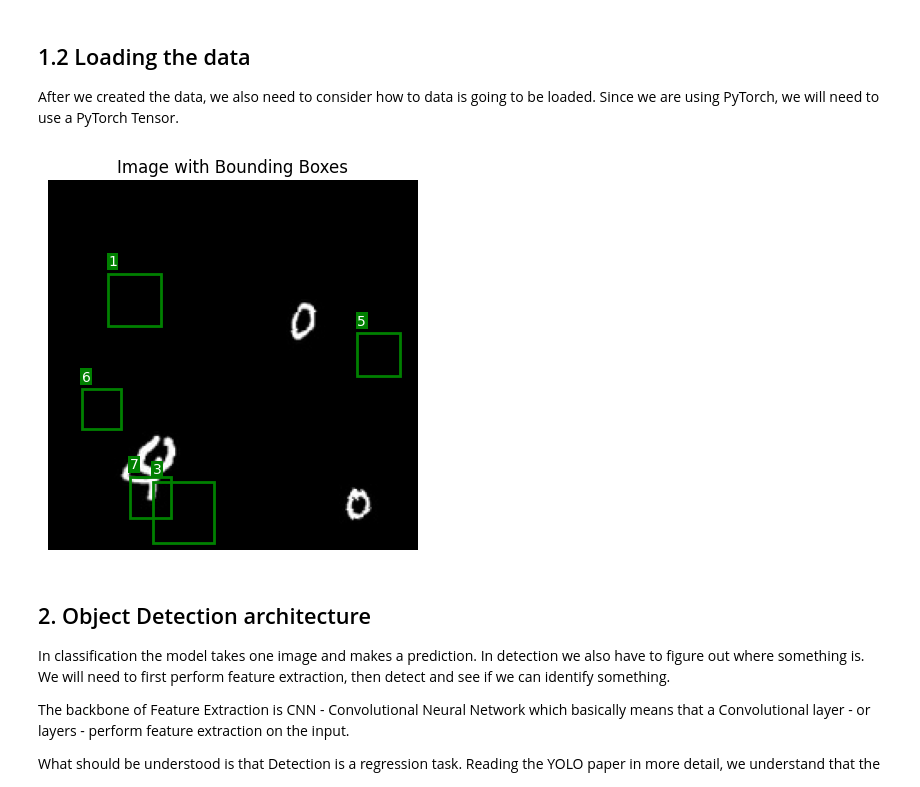
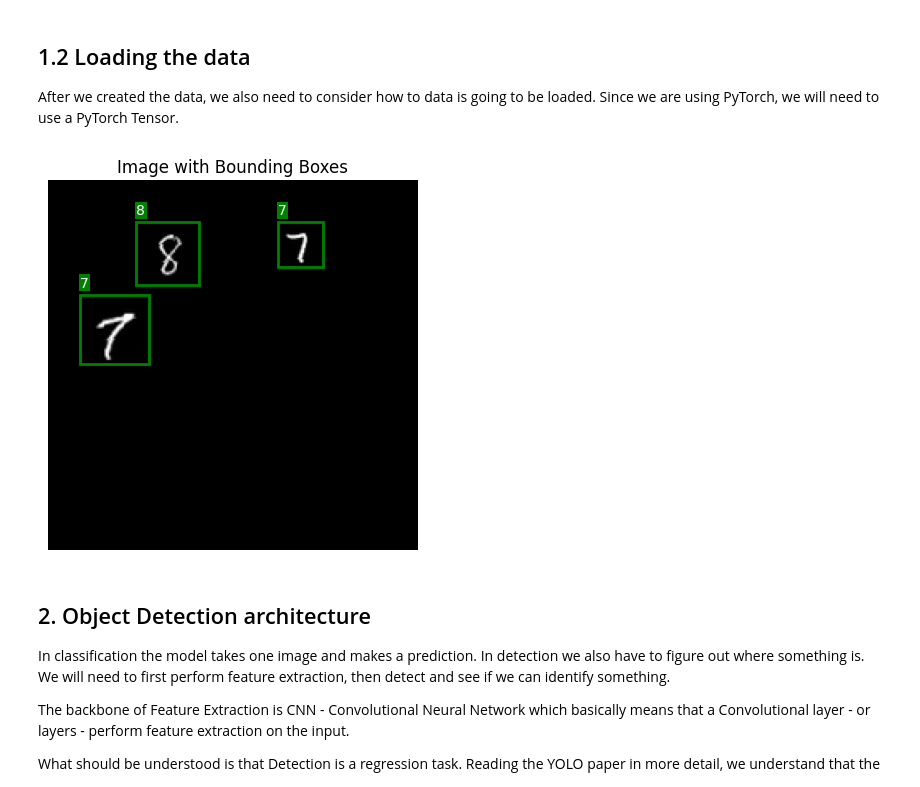
Before and after one commit to FilipposBatistatos/MNIST_ObjectDetection, a Jupyter notebook: detectionandposition.ipynb, the cells around one changed output. Cells and saved outputs as stored; diff of their text form; code cells hidden in the pictures.

```diff
--- a/detectionandposition.ipynb
+++ b/detectionandposition.ipynb
@@ -363,11 +363,11 @@ import matplotlib.pyplot as plt
 import matplotlib.patches as patches
 
 # Get a batch
-images, labels = next(iter(val_loader))
+images, labels = next(iter(test_loader))
 
 # Select the first image and its annotations
-image = images[5].permute(1, 2, 0).numpy()  # [C, H, W] → [H, W, C]
-target = labels[5]
+image = images[0].permute(1, 2, 0).numpy()  # [C, H, W] → [H, W, C]
+target = labels[0]
 boxes = target['boxes']
 classes = target['labels']
 
@@ -380,34 +380,34 @@ ax.imshow(image)
 ax.set_title("Image with Bounding Boxes")
 
 # Draw each bounding box
 for box, cls in zip(boxes, classes):
     # YOLO format: [x_center, y_center, width, height] in [0,1]
     x_c, y_c, w, h = box
 
     # Convert to pixel coordinates
     x_c *= img_w
     y_c *= img_h
     w *= img_w
     h *= img_h
 
     # Convert center-based box to top-left corner format for matplotlib
     x_min = x_c - w / 2
     y_min = y_c - h / 2
 
     # Create a rectangle patch
     rect = patches.Rectangle((x_min, y_min), w, h, linewidth=2, edgecolor='green', facecolor='none')
 
     # Add the rectangle to the plot
     ax.add_patch(rect)
 
     # Optionally add class label
     ax.text(x_min, y_min - 5, str(cls.item()), color='white', fontsize=10,
             bbox=dict(facecolor='green', edgecolor='none', pad=1))
 
 plt.axis('off')
 plt.show()
 # %% [output]
-[figure, old version]
+[figure, new version]
 # %% [markdown]
 ## 2. Object Detection architecture
 In classification the model takes one image and makes a prediction.
```
Also changed, not shown: parts of 12 cells of this notebook.
